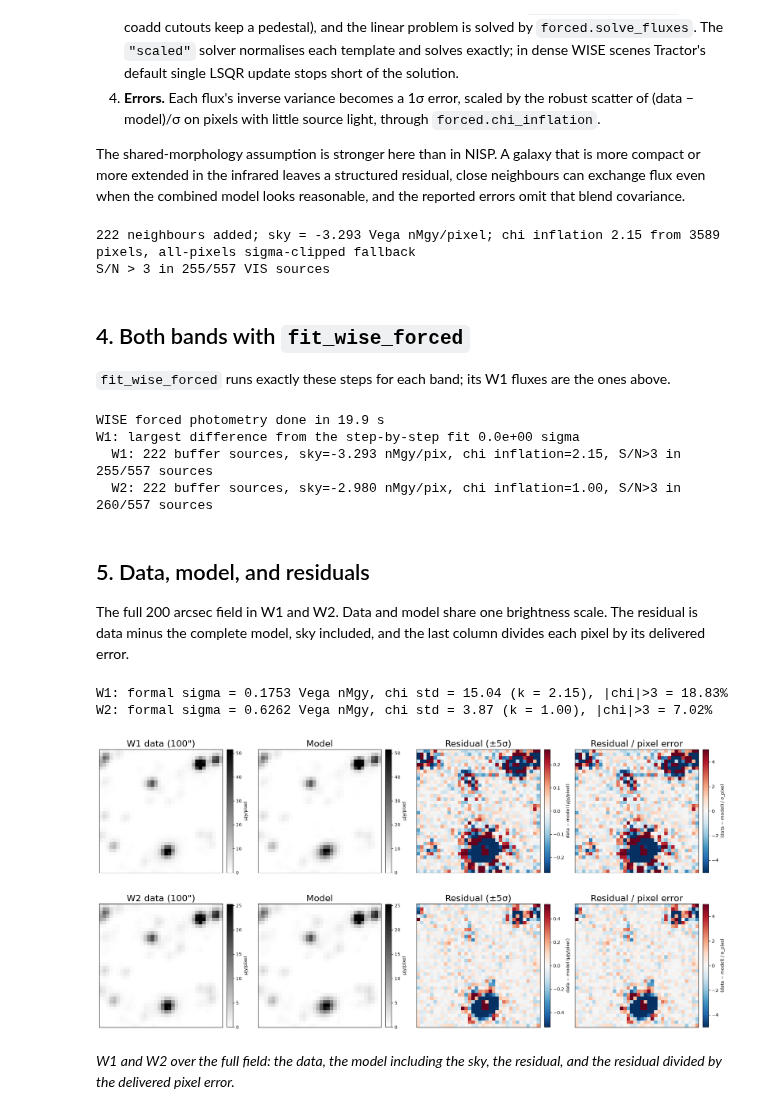
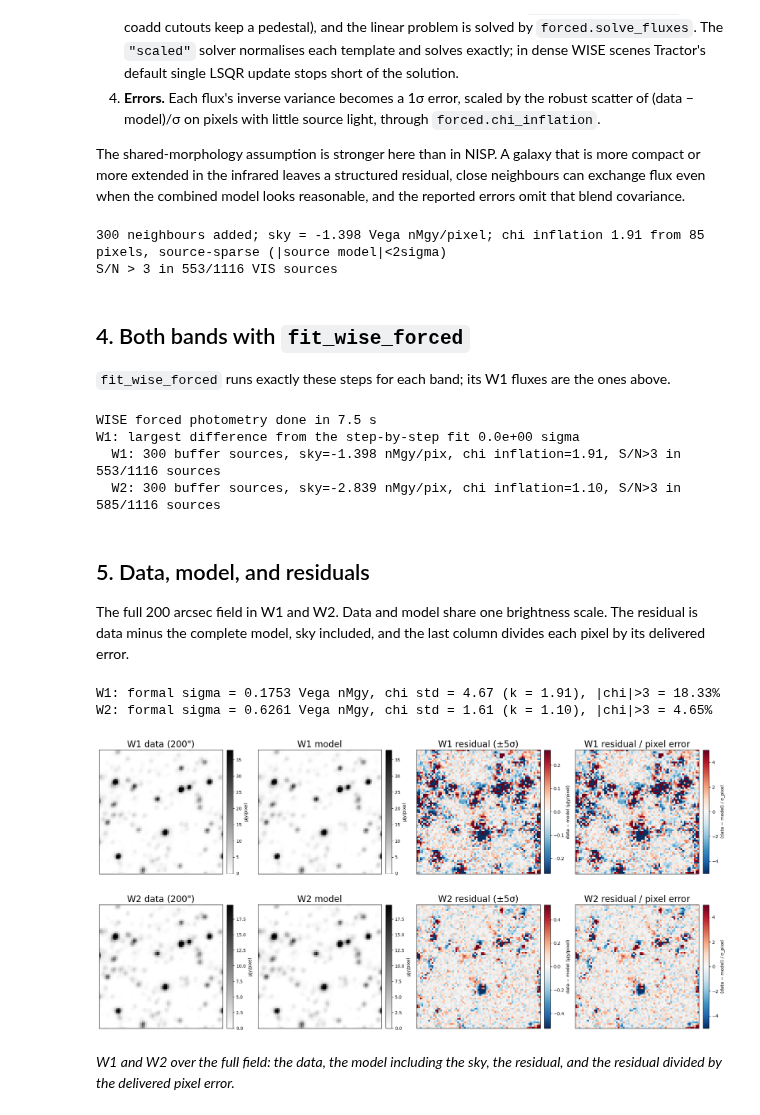
Before and after one commit to lin00025/euclid-forced-photometry, a Jupyter notebook: notebooks/02_wise_forced_photometry.ipynb, the cells around one changed output. Drawn from its saved outputs; the diff is of its cells as text; code cells hidden in the pictures.

```diff
--- a/notebooks/02_wise_forced_photometry.ipynb
+++ b/notebooks/02_wise_forced_photometry.ipynb
@@ -45,7 +45,6 @@ vis = ep.run_forced_photometry(
     target_bands={"euclid": (), "wise": ()},
     psf_product="grid", persource_psf=True, mask_bright_stars=True,
     calibrate_errors=False, data_dir=DATA_DIR, n_workers=N_WORKERS,
-    force_download=True,
 )
 sources = vis.sources
 fit_quality = vis.flux_quality
@@ -72,7 +71,7 @@ solving.
 # %%
 wise_box = max(180.0, SIZE_ARCSEC + 120.0)
 tiles = ep.fetch_unwise_cutouts(TARGET_RA, TARGET_DEC, wise_box,
-                                data_dir=DATA_DIR / "wise", force_download=True)
+                                data_dir=DATA_DIR / "wise")
 print(f"unWISE box: {wise_box:.0f} arcsec, coadd_id={tiles['coadd_id']}, "
       f"W1 shape {tiles['W1']['data'].shape}")
 mask = tiles['W1'].get('mask')
@@ -156,7 +155,7 @@ neighbours = wise.unwise_neighbours(
     SkyCoord([s.pos.ra for s in sources], [s.pos.dec for s in sources], unit='deg'),
     field_halfwidth_arcsec=SIZE_ARCSEC / 2,
     buffer_halfwidth_arcsec=fit_size / 2 + 4 * wise.WISE_FWHM_ARCSEC,
-    prior_cutout=vis.cutouts['VIS'], catalog_cache_dir=None)
+    prior_cutout=vis.cutouts['VIS'], catalog_cache_dir=DATA_DIR / "wise" / "catalogs")
 band_sources += wise.neighbour_point_sources(*neighbours, band)
 
 # 3. Solve for the fluxes and a constant sky
@@ -175,8 +174,8 @@ print(f"{len(band_sources) - len(sources)} neighbours added; sky = "
       f"from {n_pool} pixels, {pool}")
 print(f"S/N > 3 in {np.count_nonzero(step_flux / step_err > 3)}/{len(sources)} VIS sources")
 # %% [output]
-222 neighbours added; sky = -3.293 Vega nMgy/pixel; chi inflation 2.15 from 3589 pixels, all-pixels sigma-clipped fallback
-S/N > 3 in 255/557 VIS sources
+300 neighbours added; sky = -1.398 Vega nMgy/pixel; chi inflation 1.91 from 85 pixels, source-sparse (|source model|<2sigma)
+S/N > 3 in 553/1116 VIS sources
 # %% [markdown]
 ## 4. Both bands with `fit_wise_forced`
 
@@ -188,7 +187,7 @@ wise_results = ep.fit_wise_forced(
     sources, tiles,
     ra=TARGET_RA, dec=TARGET_DEC, cutout_size_arcsec=SIZE_ARCSEC,
     bands=WISE_BANDS, psf_stamps=wise_psfs, prior_cutout=vis.cutouts['VIS'],
-    catalog_cache_dir=None,
+    catalog_cache_dir=DATA_DIR / "wise" / "catalogs",
 )
 print(f"WISE forced photometry done in {time.time() - t0:.1f} s")
 diff = (wise_results['W1']['flux_ujy'] - step_flux) / step_err
@@ -200,10 +199,10 @@ for band in WISE_BANDS:
           f"sky={r['sky']:+.3f} nMgy/pix, chi inflation={r['chi_inflation']:.2f}, "
           f"S/N>3 in {int(np.nansum(sn > 3))}/{len(sources)} sources")
 # %% [output]
-WISE forced photometry done in 19.9 s
+WISE forced photometry done in 7.5 s
 W1: largest difference from the step-by-step fit 0.0e+00 sigma
-  W1: 222 buffer sources, sky=-3.293 nMgy/pix, chi inflation=2.15, S/N>3 in 255/557 sources
-  W2: 222 buffer sources, sky=-2.980 nMgy/pix, chi inflation=1.00, S/N>3 in 260/557 sources
+  W1: 300 buffer sources, sky=-1.398 nMgy/pix, chi inflation=1.91, S/N>3 in 553/1116 sources
+  W2: 300 buffer sources, sky=-2.839 nMgy/pix, chi inflation=1.10, S/N>3 in 585/1116 sources
 # %% [markdown]
 ## 5. Data, model, and residuals
 
@@ -213,36 +212,36 @@ included, and the last column divides each pixel by its delivered error.
 # %%
 fig, axes = plt.subplots(len(WISE_BANDS), 4, figsize=(20, 5 * len(WISE_BANDS)))
 for row, band in enumerate(WISE_BANDS):
     r = wise_results[band]
     cx, cy = r['wcs'].world_to_pixel_values(TARGET_RA, TARGET_DEC)
     box = SIZE_ARCSEC * u.arcsec
     crop = lambda img: Cutout2D(img, (float(cx), float(cy)), box, wcs=r['wcs'],
                                 mode='partial', fill_value=0.0).data
     data, model, invvar = crop(r['data']), crop(r['model']), crop(r['invvar'])
     ujy = ep.viz.ujy_per_unit(band=band)  # µJy per Vega nanomaggy
     vmax = float(np.nanpercentile(data, 99.5)) * ujy
     axes[row, 0].imshow(data * ujy, origin='lower', cmap='gray_r', vmin=0, vmax=vmax)
     axes[row, 0].set_title(f'{band} data ({SIZE_ARCSEC:.0f}")')
     axes[row, 1].imshow(model * ujy, origin='lower', cmap='gray_r', vmin=0, vmax=vmax)
-    axes[row, 1].set_title('Model')
+    axes[row, 1].set_title(f'{band} model')
     for ax in axes[row, :2]:
         ep.viz.add_colorbar(ax, label='µJy/pixel')
     _, info_res = ep.viz.show_residual(data, model, invvar=invvar, scale=ujy,
                                        unit='µJy/pixel', ax=axes[row, 2],
-                                       title='Residual (±5σ)')
+                                       title=f'{band} residual (±5σ)')
     _, info_chi = ep.viz.show_chi_map(data, model, invvar,
-                                      ax=axes[row, 3], title='Residual / pixel error')
+                                      ax=axes[row, 3], title=f'{band} residual / pixel error')
     for ax in axes[row]:
         ax.set_xticks([]); ax.set_yticks([])
         ax.title.set_fontsize(20)
     print(f"{band}: formal sigma = {info_res['formal_sigma']:.4f} Vega nMgy, "
           f"chi std = {info_chi['chi_std']:.2f} (k = {r['chi_inflation']:.2f}), "
           f"|chi|>3 = {info_chi['pct_chi_gt_3']:.2f}%")
 plt.tight_layout(); plt.show()
 # %% [output]
-W1: formal sigma = 0.1753 Vega nMgy, chi std = 15.04 (k = 2.15), |chi|>3 = 18.83%
-W2: formal sigma = 0.6262 Vega nMgy, chi std = 3.87 (k = 1.00), |chi|>3 = 7.02%
+W1: formal sigma = 0.1753 Vega nMgy, chi std = 4.67 (k = 1.91), |chi|>3 = 18.33%
+W2: formal sigma = 0.6261 Vega nMgy, chi std = 1.61 (k = 1.10), |chi|>3 = 4.65%
-[figure, old version]
+[figure, new version]
 # %% [markdown]
 *W1 and W2 over the full field: the data, the model including the sky, the residual, and the
 residual divided by the delivered pixel error.*
```
Also changed, not shown: parts of 11 cells of this notebook, 25 other files.
